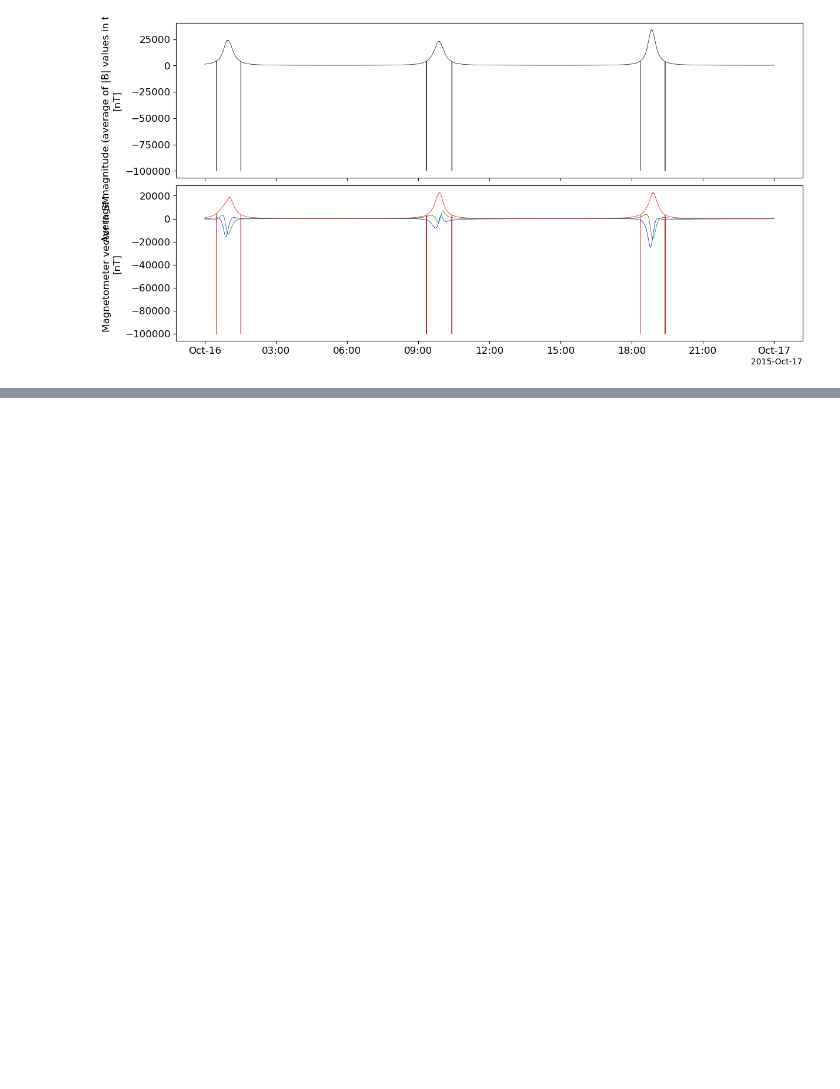
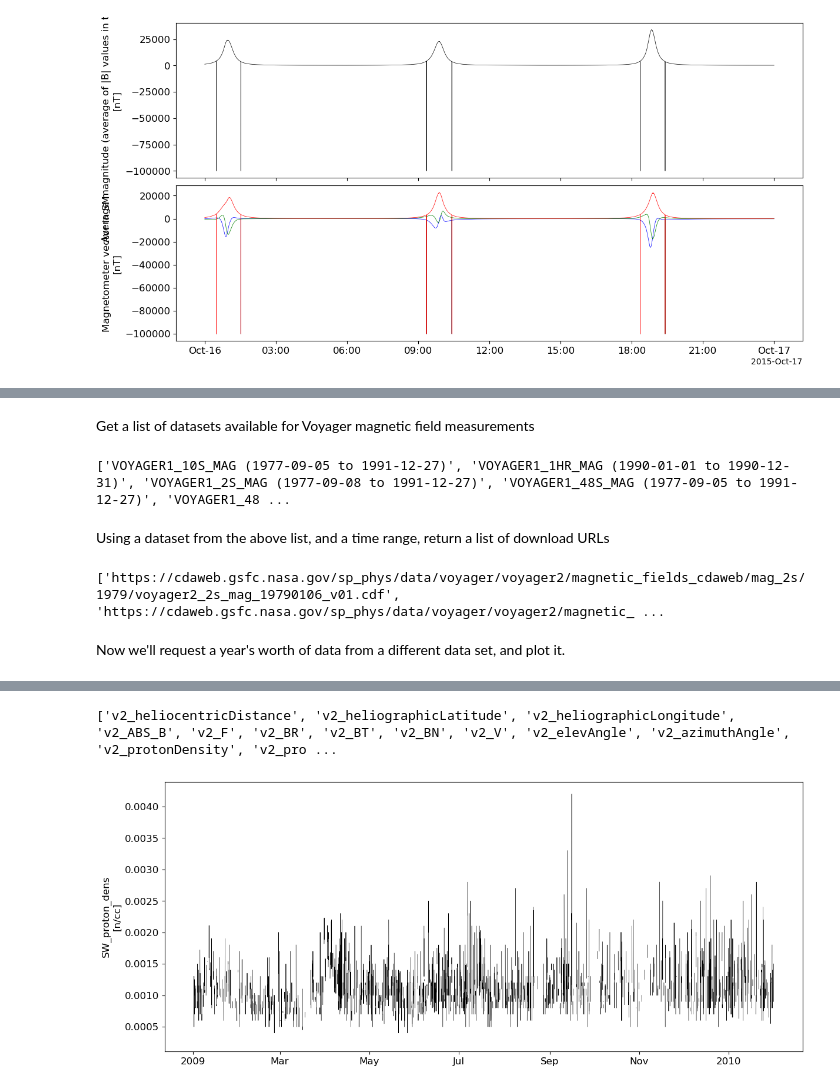
Before and after one commit to spedas/pyspedas_examples, a Jupyter notebook: pyspedas_examples/notebooks/agu_tutorial_2025/PySPEDAS_HAPI_CDAWeb.ipynb, the cells around one changed output, grey strips where cells are left out. Cells and saved outputs as stored; diff of their text form; code cells hidden in the pictures; blank space fills up the shorter version.

```diff
--- a/pyspedas_examples/notebooks/agu_tutorial_2025/PySPEDAS_loading_data_from_HAPI_servers.ipynb
+++ b/pyspedas_examples/notebooks/agu_tutorial_2025/PySPEDAS_HAPI_CDAWeb.ipynb
@@ -120,0 +128,9 @@ tplot(['Magnitude', 'Mag'])
+# %%
+from pyspedas import CDAWeb, data_exists, del_data, get_data, time_double
+from pyspedas.cdagui_tools.config import CONFIG
+
+# This is an object oriented interface.  We'll create a CDAWeb object, then call various methods on it.
+
+cdaweb_obj = CDAWeb()
+obslist = cdaweb_obj.get_observatories()
+print("First five observatories returned...", obslist[0:5])
@@ -120,0 +146,40 @@ tplot(['Magnitude', 'Mag'])
+# %% [markdown]
+Get a list of datasets available for Voyager magnetic field measurements
+# %%
+ds_list = cdaweb_obj.get_datasets(["Voyager"], ["Magnetic Fields (space)"])
+print(ds_list)
+# %% [output]
+['VOYAGER1_10S_MAG (1977-09-05 to 1991-12-27)', 'VOYAGER1_1HR_MAG (1990-01-01 to 1990-12-31)', 'VOYAGER1_2S_MAG (1977-09-08 to 1991-12-27)', 'VOYAGER1_48S_MAG (1977-09-05 to 1991-12-27)', 'VOYAGER1_48 ...
+# %% [markdown]
+Using a dataset from the above list, and a time range, return a list of download URLs
+# %%
+urllist = cdaweb_obj.get_filenames(
+            ["VOYAGER2_2S_MAG (1977-08-24 to 1991-01-01)"],
+            "1979-01-11",
+            "1979-01-12"
+        )
+print(urllist)
+# %% [output]
+['https://cdaweb.gsfc.nasa.gov/sp_phys/data/voyager/voyager2/magnetic_fields_cdaweb/mag_2s/1979/voyager2_2s_mag_19790106_v01.cdf', 'https://cdaweb.gsfc.nasa.gov/sp_phys/data/voyager/voyager2/magnetic_ ...
+# %% [markdown]
+Now we'll request a year's worth of data from a different data set, and plot it.
+# %%
+# We'll pick one of available data sets and load it into tplot variables
+dataset = "VOYAGER2_COHO1HR_MERGED_MAG_PLASMA"
+start_time = "2009-01-01 00:00:00"
+end_time = "2010-01-01 00:00:00"
+output_dir = CONFIG["local_data_dir"]
+
+# Get the URLs for the available data in this time range
+urllist = cdaweb_obj.get_filenames([dataset], start_time, end_time)
+
+# Download the data and load as tplot variables.  Setting a prefix
+# is useful if you want to work with both Voyager 1 and Voyager 2
+# data; the variable names in the archived data are the same for both
+# spacecraft.
+
+cdaweb_obj.cda_download(urllist, output_dir, prefix="v2_")
+v2_vars=pyspedas.tnames('v2_*')
+print(v2_vars)
+tplot('v2_protonDensity')
+# %% [output]
@@ -120,0 +203,2 @@ tplot(['Magnitude', 'Mag'])
+['v2_heliocentricDistance', 'v2_heliographicLatitude', 'v2_heliographicLongitude', 'v2_ABS_B', 'v2_F', 'v2_BR', 'v2_BT', 'v2_BN', 'v2_V', 'v2_elevAngle', 'v2_azimuthAngle', 'v2_protonDensity', 'v2_pro ...
+[figure, added]
```
Also changed, not shown: parts of 6 cells of this notebook, 2 other files.
